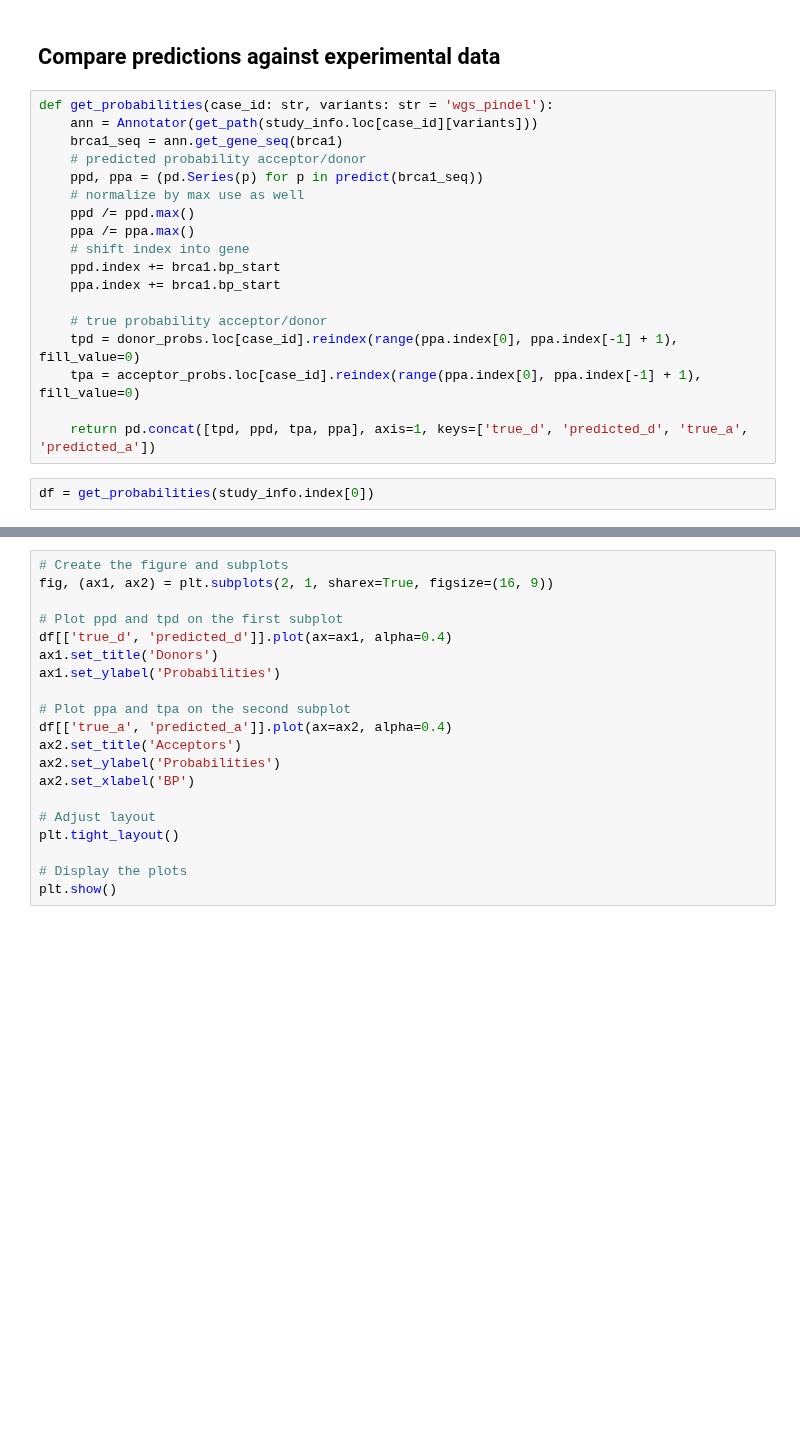
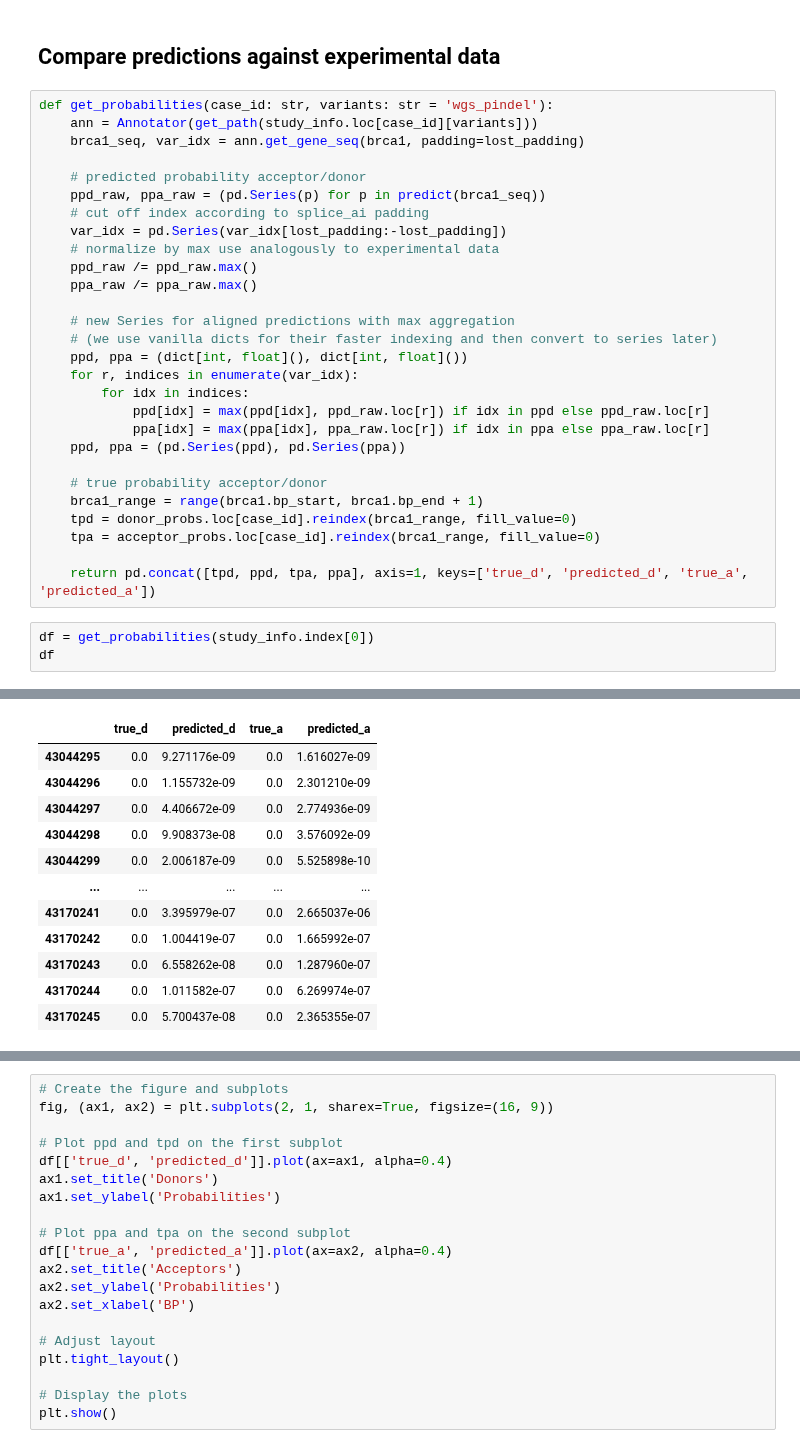
Before and after one commit to jannis-baum/hpi-hoai, a Jupyter notebook: tcga-brca/evaluation.ipynb, the cells around one changed output, grey strips where cells are left out. Cells and saved outputs as stored; diff of their text form; blank space fills up the shorter version.

```diff
--- a/tcga-brca/evaluation.ipynb
+++ b/tcga-brca/evaluation.ipynb
@@ -102,21 +102,32 @@ donor_probs
 # %%
 def get_probabilities(case_id: str, variants: str = 'wgs_pindel'):
     ann = Annotator(get_path(study_info.loc[case_id][variants]))
-    brca1_seq = ann.get_gene_seq(brca1)
+    brca1_seq, var_idx = ann.get_gene_seq(brca1, padding=lost_padding)
+
     # predicted probability acceptor/donor
-    ppd, ppa = (pd.Series(p) for p in predict(brca1_seq))
-    # normalize by max use as well
-    ppd /= ppd.max()
-    ppa /= ppa.max()
-    # shift index into gene
-    ppd.index += brca1.bp_start
-    ppa.index += brca1.bp_start
+    ppd_raw, ppa_raw = (pd.Series(p) for p in predict(brca1_seq))
+    # cut off index according to splice_ai padding
+    var_idx = pd.Series(var_idx[lost_padding:-lost_padding])
+    # normalize by max use analogously to experimental data
+    ppd_raw /= ppd_raw.max()
+    ppa_raw /= ppa_raw.max()
+
+    # new Series for aligned predictions with max aggregation
+    # (we use vanilla dicts for their faster indexing and then convert to series later)
+    ppd, ppa = (dict[int, float](), dict[int, float]())
+    for r, indices in enumerate(var_idx):
+        for idx in indices:
+            ppd[idx] = max(ppd[idx], ppd_raw.loc[r]) if idx in ppd else ppd_raw.loc[r]
+            ppa[idx] = max(ppa[idx], ppa_raw.loc[r]) if idx in ppa else ppa_raw.loc[r]
+    ppd, ppa = (pd.Series(ppd), pd.Series(ppa))
 
     # true probability acceptor/donor
-    tpd = donor_probs.loc[case_id].reindex(range(ppa.index[0], ppa.index[-1] + 1), fill_value=0)
-    tpa = acceptor_probs.loc[case_id].reindex(range(ppa.index[0], ppa.index[-1] + 1), fill_value=0)
+    brca1_range = range(brca1.bp_start, brca1.bp_end + 1)
+    tpd = donor_probs.loc[case_id].reindex(brca1_range, fill_value=0)
+    tpa = acceptor_probs.loc[case_id].reindex(brca1_range, fill_value=0)
 
     return pd.concat([tpd, ppd, tpa, ppa], axis=1, keys=['true_d', 'predicted_d', 'true_a', 'predicted_a'])
 # %%
 df = get_probabilities(study_info.index[0])
+df
 # %% [output]
@@ -123,0 +140,12 @@ df = get_probabilities(study_info.index[0])
+|  | true_d | predicted_d | true_a | predicted_a |
+| 43044295 | 0.0 | 9.271176e-09 | 0.0 | 1.616027e-09 |
+| 43044296 | 0.0 | 1.155732e-09 | 0.0 | 2.301210e-09 |
+| 43044297 | 0.0 | 4.406672e-09 | 0.0 | 2.774936e-09 |
+| 43044298 | 0.0 | 9.908373e-08 | 0.0 | 3.576092e-09 |
+| 43044299 | 0.0 | 2.006187e-09 | 0.0 | 5.525898e-10 |
+| ... | ... | ... | ... | ... |
+| 43170241 | 0.0 | 3.395979e-07 | 0.0 | 2.665037e-06 |
+| 43170242 | 0.0 | 1.004419e-07 | 0.0 | 1.665992e-07 |
+| 43170243 | 0.0 | 6.558262e-08 | 0.0 | 1.287960e-07 |
+| 43170244 | 0.0 | 1.011582e-07 | 0.0 | 6.269974e-07 |
+| 43170245 | 0.0 | 5.700437e-08 | 0.0 | 2.365355e-07 |
```
Also changed, not shown: parts of 2 cells of this notebook, 2 other files.
